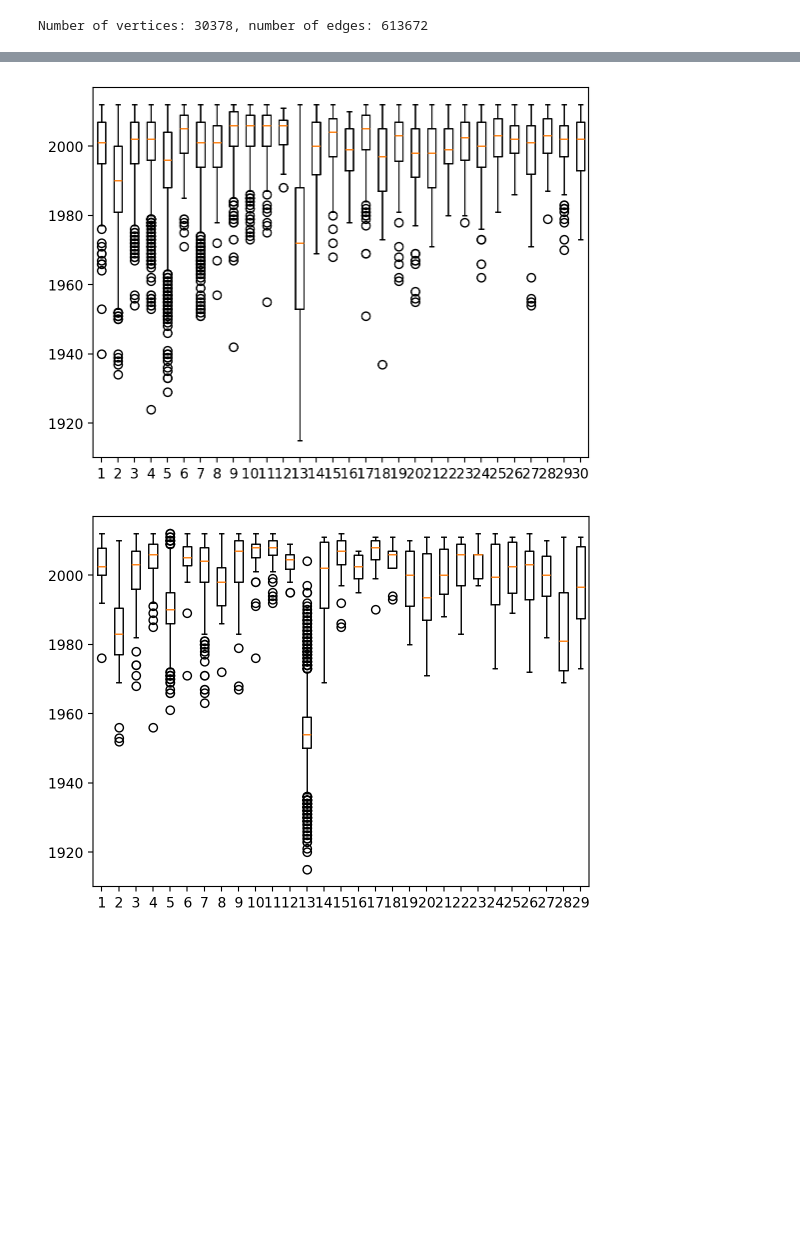
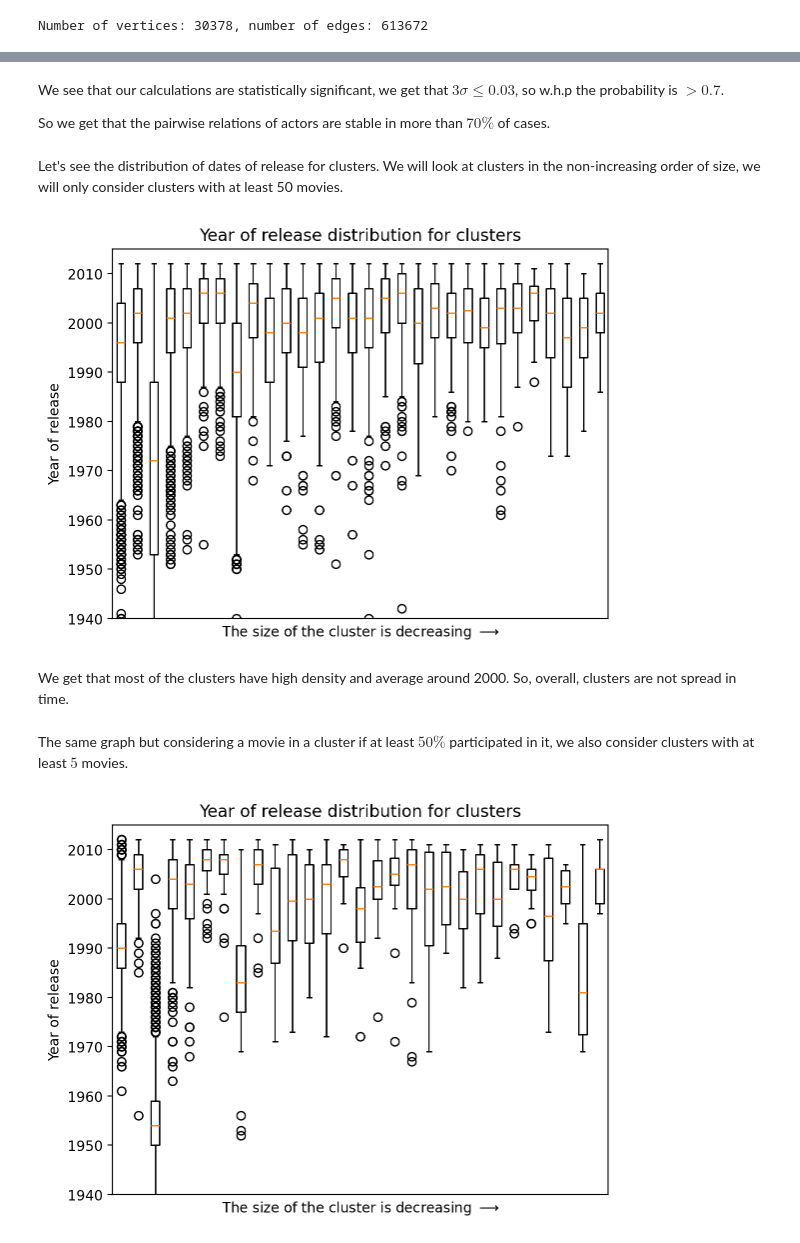
Before and after one commit to epfl-ada/ada-2024-project-d2ptm, a Jupyter notebook: q_5_new_loading_format.ipynb, the cells around one changed output, grey strips where cells are left out. Drawn from its saved outputs; the diff is of its cells as text; code cells hidden in the pictures; blank space fills up the shorter version.

```diff
--- a/q_5_new_loading_format.ipynb
+++ b/q_5_new_loading_format.ipynb
@@ -108,44 +110,54 @@ The probability of a pair of actors being in the same cluster again is about 0.7
+# %% [markdown]
+We see that our calculations are statistically significant, we get that $3\sigma \leq 0.03$, so w.h.p the probability is $> 0.7$.
+
+So we get that the pairwise relations of actors are stable in more than $70\%$ of cases.
 # %%
 communities_US = read_communities(G_US, "data/processed/new_communities_US_1.json")
 # %%
 from src.utils.graphs import Graph
 
+communities_US_sorted = sorted(communities_US, key=lambda x: len(x), reverse=True)
+
 graph_stats = Graph.init_from_list_of_lists(characters=characters,
                                             movies=us_movies,
-                                            communities=communities_US)
+                                            communities=communities_US_sorted)
+# %%
+def draw_year_distribution(year_data):
+    fig, ax = plt.subplots()
+
+    ax.boxplot(year_data)
+
+    ax.set_title('Year of release distribution for clusters')
+    ax.set_ylabel(r'Year of release')
+    ax.set_xlabel(r'The size of the cluster is decreasing $\longrightarrow$')
+    ax.set_xticks([])
+    ax.set_ylim((1940, 2015))
+    plt.show()
+# %% [markdown]
+Let's see the distribution of dates of release for clusters. We will look at clusters in the non-increasing order of size, we will only consider clusters with at least 50 movies.
 # %%
-import matplotlib.pyplot as plt
-import numpy as np
-
-fig, ax = plt.subplots()
-
-means = []
-errs = []
 cluster_years_list = []
 for cluster in graph_stats.clusters:
     cluster_years = cluster.cluster_movies()["ReleaseDate"].apply(lambda x: int(x.year))
     if len(cluster_years) > 50:
         cluster_years_list.append(cluster_years)
 
-ax.boxplot(cluster_years_list)
-plt.show()
+draw_year_distribution(cluster_years_list)
 # %% [output]
-[figure, old version]
+[figure, new version]
+# %% [markdown]
+We get that most of the clusters have high density and average around 2000. So, overall, clusters are not spread in time.
+# %% [markdown]
+The same graph but considering a movie in a cluster if at least $50\%$ participated in it, we also consider clusters with at least $5$ movies.
 # %%
-import matplotlib.pyplot as plt
-import numpy as np
+us_num_actors_in_movie = dict(us_characters_movies.groupby("WikipediaId").size())
 
-fig, ax = plt.subplots()
-
-means = []
-errs = []
 cluster_years_list = []
 for cluster in graph_stats.clusters:
     cluster_years = cluster.cluster_movies(select_type="half", num_actors_in_movie=us_num_actors_in_movie)["ReleaseDate"].apply(lambda x: int(x.year))
     if len(cluster_years) > 5:
         cluster_years_list.append(cluster_years)
 
-ax.boxplot(cluster_years_list)
-plt.show()
+draw_year_distribution(cluster_years_list)
 # %% [output]
-[figure, old version]
+[figure, new version]
```
Also changed, not shown: parts of 8 cells of this notebook, 3 other files.
